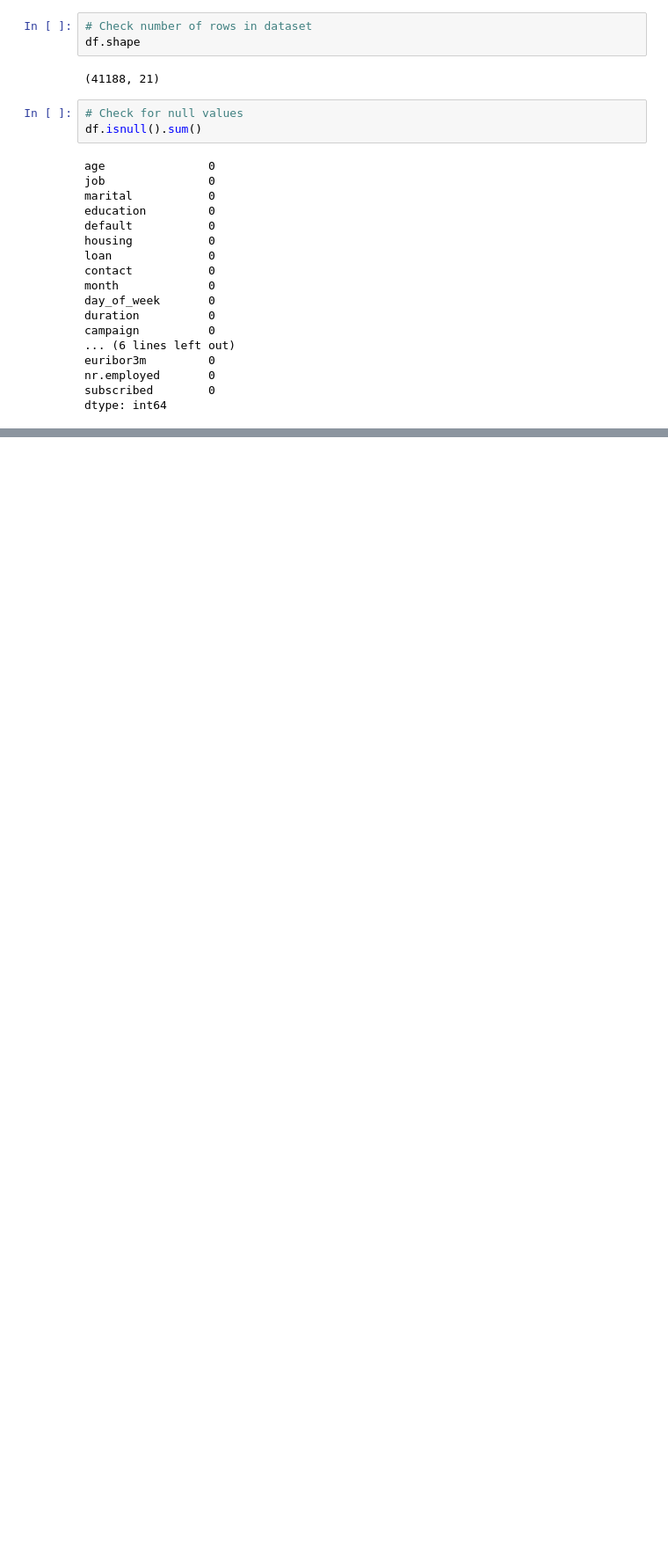
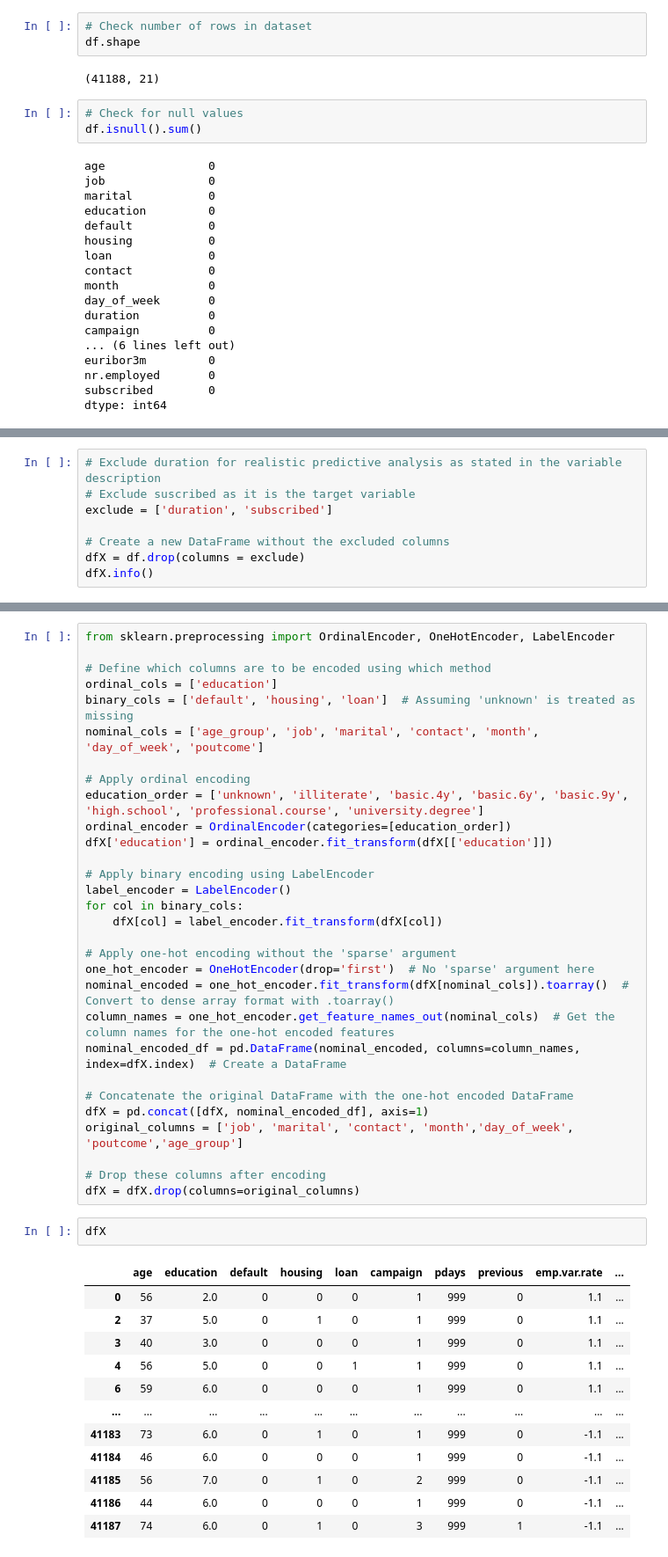
Before and after one commit to SergioCuencaNunez/ml3-bank-marketing, a Jupyter notebook: main.ipynb, the cells around one changed output, grey strips where cells are left out. Shown: that part at 88% size. Cells and saved outputs as stored; diff of their text form; blank space fills up the shorter version.

```diff
--- a/main.ipynb
+++ b/main.ipynb
@@ -256,0 +351,8 @@ plt.show()
+# %%
+# Exclude duration for realistic predictive analysis as stated in the variable description
+# Exclude suscribed as it is the target variable
+exclude = ['duration', 'subscribed']
+
+# Create a new DataFrame without the excluded columns
+dfX = df.drop(columns = exclude)
+dfX.info()
@@ -256,0 +391,45 @@ plt.show()
+# %%
+from sklearn.preprocessing import OrdinalEncoder, OneHotEncoder, LabelEncoder
+
+# Define which columns are to be encoded using which method
+ordinal_cols = ['education']
+binary_cols = ['default', 'housing', 'loan']  # Assuming 'unknown' is treated as missing
+nominal_cols = ['age_group', 'job', 'marital', 'contact', 'month', 'day_of_week', 'poutcome']
+
+# Apply ordinal encoding
+education_order = ['unknown', 'illiterate', 'basic.4y', 'basic.6y', 'basic.9y', 'high.school', 'professional.course', 'university.degree']
+ordinal_encoder = OrdinalEncoder(categories=[education_order])
+dfX['education'] = ordinal_encoder.fit_transform(dfX[['education']])
+
+# Apply binary encoding using LabelEncoder
+label_encoder = LabelEncoder()
+for col in binary_cols:
+    dfX[col] = label_encoder.fit_transform(dfX[col])
+
+# Apply one-hot encoding without the 'sparse' argument
+one_hot_encoder = OneHotEncoder(drop='first')  # No 'sparse' argument here
+nominal_encoded = one_hot_encoder.fit_transform(dfX[nominal_cols]).toarray()  # Convert to dense array format with .toarray()
+column_names = one_hot_encoder.get_feature_names_out(nominal_cols)  # Get the column names for the one-hot encoded features
+nominal_encoded_df = pd.DataFrame(nominal_encoded, columns=column_names, index=dfX.index)  # Create a DataFrame
+
+# Concatenate the original DataFrame with the one-hot encoded DataFrame
+dfX = pd.concat([dfX, nominal_encoded_df], axis=1)
+original_columns = ['job', 'marital', 'contact', 'month','day_of_week', 'poutcome','age_group']
+
+# Drop these columns after encoding
+dfX = dfX.drop(columns=original_columns)
+# %%
+dfX
+# %% [output]
+|  | age | education | default | housing | loan | campaign | pdays | previous | emp.var.rate | ... |
+| 0 | 56 | 2.0 | 0 | 0 | 0 | 1 | 999 | 0 | 1.1 | ... |
+| 2 | 37 | 5.0 | 0 | 1 | 0 | 1 | 999 | 0 | 1.1 | ... |
+| 3 | 40 | 3.0 | 0 | 0 | 0 | 1 | 999 | 0 | 1.1 | ... |
+| 4 | 56 | 5.0 | 0 | 0 | 1 | 1 | 999 | 0 | 1.1 | ... |
+| 6 | 59 | 6.0 | 0 | 0 | 0 | 1 | 999 | 0 | 1.1 | ... |
+| ... | ... | ... | ... | ... | ... | ... | ... | ... | ... | ... |
+| 41183 | 73 | 6.0 | 0 | 1 | 0 | 1 | 999 | 0 | -1.1 | ... |
+| 41184 | 46 | 6.0 | 0 | 0 | 0 | 1 | 999 | 0 | -1.1 | ... |
+| 41185 | 56 | 7.0 | 0 | 1 | 0 | 2 | 999 | 0 | -1.1 | ... |
+| 41186 | 44 | 6.0 | 0 | 0 | 0 | 1 | 999 | 0 | -1.1 | ... |
+| 41187 | 74 | 6.0 | 0 | 1 | 0 | 3 | 999 | 1 | -1.1 | ... |
```
Also changed, not shown: parts of 29 cells of this notebook.
